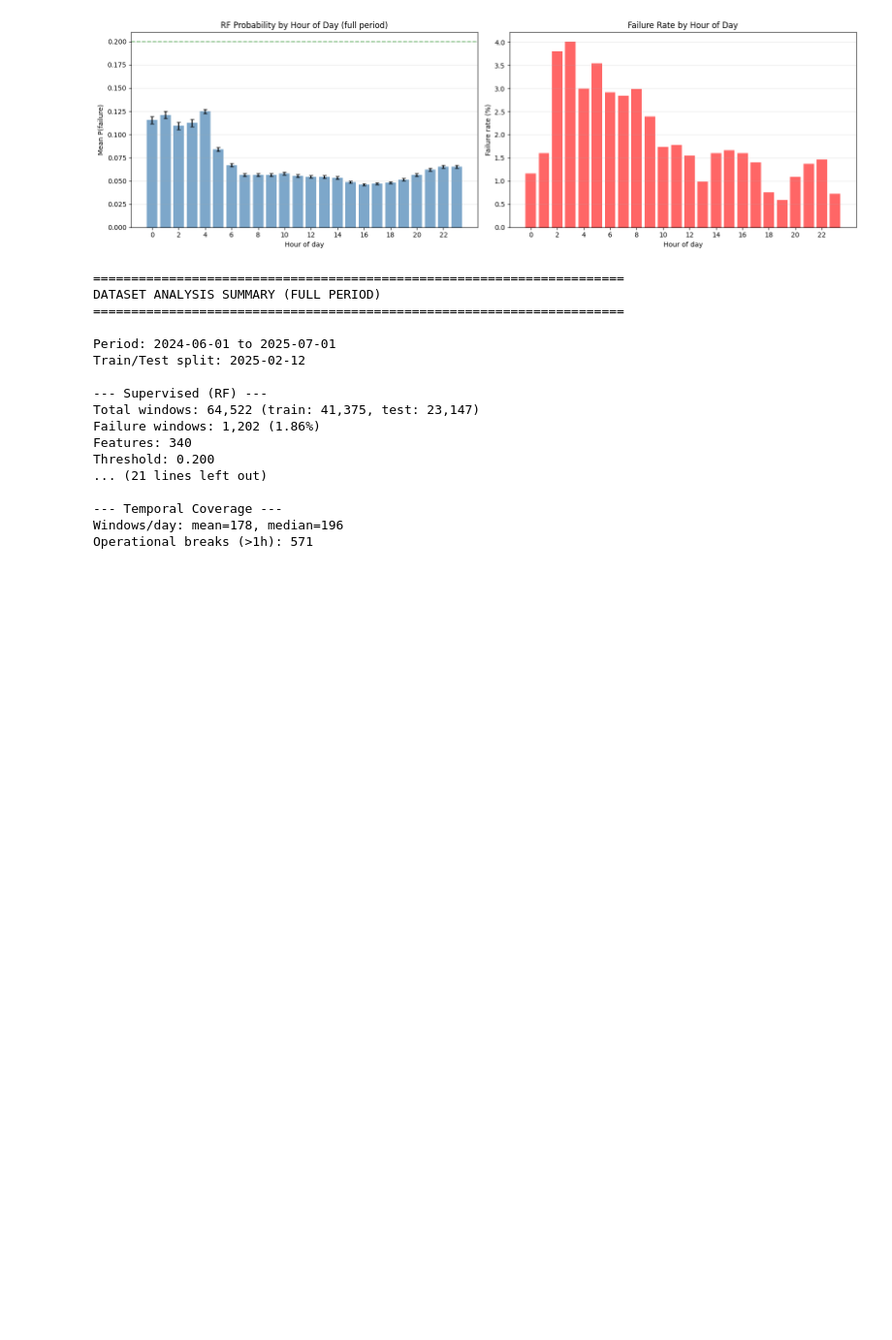
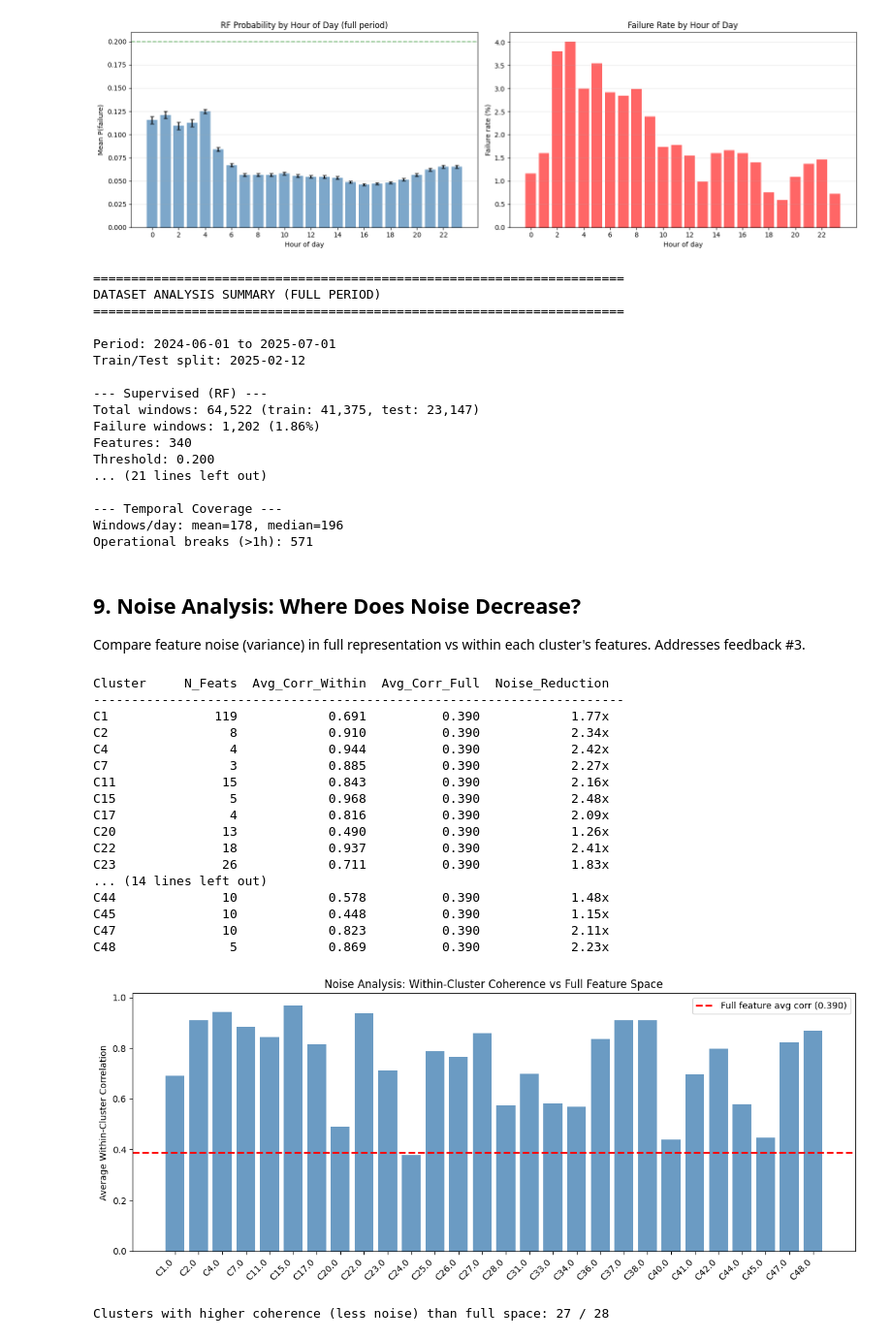
Before and after one commit to Emir515/Kurtulus-thesis, a Jupyter notebook: notebooks/03_dataset_analysis.ipynb, the cells around one changed output. Shown at 97% size. Drawn from its saved outputs; the diff is of its cells as text; code cells hidden in the pictures; blank space fills up the shorter version.

```diff
--- a/notebooks/03_dataset_analysis.ipynb
+++ b/notebooks/03_dataset_analysis.ipynb
@@ -972,3 +972,75 @@ Threshold: 0.200
 --- Temporal Coverage ---
 Windows/day: mean=178, median=196
 Operational breaks (>1h): 571
+# %% [markdown]
+## 9. Noise Analysis: Where Does Noise Decrease?
+
+Compare feature noise (variance) in full representation vs within each cluster's features. Addresses feedback #3.
+# %%
+# Noise analysis: compare within-cluster variance vs full-feature variance
+# For each cluster, compute average pairwise correlation among its features
+# Higher within-cluster correlation = less noise (more coherent signal)
+
+print(f"{'Cluster':<10} {'N_Feats':>8} {'Avg_Corr_Within':>16} {'Avg_Corr_Full':>14} {'Noise_Reduction':>16}")
+print('-'*70)
+
+# Full correlation matrix (sample for speed)
+sample_idx = np.random.choice(len(all_data), size=min(5000, len(all_data)), replace=False)
+full_corr = all_data.iloc[sample_idx][feature_cols].corr()
+avg_full_corr = full_corr.abs().values[np.triu_indices(len(feature_cols), k=1)].mean()
+
+noise_results = []
+for cl_id in sorted(clusters.keys()):
+    feats = clusters[cl_id]
+    if len(feats) < 3:
+        continue
+
+    # Within-cluster correlation
+    cl_corr = all_data.iloc[sample_idx][feats].corr()
+    avg_within = cl_corr.abs().values[np.triu_indices(len(feats), k=1)].mean()
+
+    noise_reduction = avg_within / avg_full_corr
+    noise_results.append({
+        'cluster': cl_id,
+        'n_feats': len(feats),
+        'avg_within_corr': avg_within,
+        'noise_reduction': noise_reduction,
+    })
+    print(f"C{cl_id:<9} {len(feats):>8} {avg_within:>16.3f} {avg_full_corr:>14.3f} {noise_reduction:>15.2f}x")
+
+# Visualize
+noise_df = pd.DataFrame(noise_results)
+fig, ax = plt.subplots(figsize=(12, 5))
+bars = ax.bar([f"C{r['cluster']}" for _, r in noise_df.iterrows()],
+              noise_df['avg_within_corr'], color='steelblue', alpha=0.8)
+ax.axhline(avg_full_corr, color='red', linestyle='--', linewidth=2, label=f'Full feature avg corr ({avg_full_corr:.3f})')
+ax.set_ylabel('Average Within-Cluster Correlation')
+ax.set_title('Noise Analysis: Within-Cluster Coherence vs Full Feature Space')
+ax.legend()
+plt.xticks(rotation=45, ha='right')
+plt.tight_layout()
+plt.savefig(os.path.join(OUT_DIR, 'noise_analysis.png'), dpi=150, bbox_inches='tight')
+plt.show()
+
+print(f"\nClusters with higher coherence (less noise) than full space: "
+      f"{sum(1 for r in noise_results if r['noise_reduction'] > 1)} / {len(noise_results)}")
+# %% [output]
+Cluster     N_Feats  Avg_Corr_Within  Avg_Corr_Full  Noise_Reduction
+----------------------------------------------------------------------
+C1              119            0.691          0.390            1.77x
+C2                8            0.910          0.390            2.34x
+C4                4            0.944          0.390            2.42x
+C7                3            0.885          0.390            2.27x
+C11              15            0.843          0.390            2.16x
+C15               5            0.968          0.390            2.48x
+C17               4            0.816          0.390            2.09x
+C20              13            0.490          0.390            1.26x
+C22              18            0.937          0.390            2.41x
+C23              26            0.711          0.390            1.83x
+... (14 lines left out)
+C44              10            0.578          0.390            1.48x
+C45              10            0.448          0.390            1.15x
+C47              10            0.823          0.390            2.11x
+C48               5            0.869          0.390            2.23x
+[figure, added]
+Clusters with higher coherence (less noise) than full space: 27 / 28
```
Also changed, not shown: parts of 1 cell of this notebook, 6 other files.
